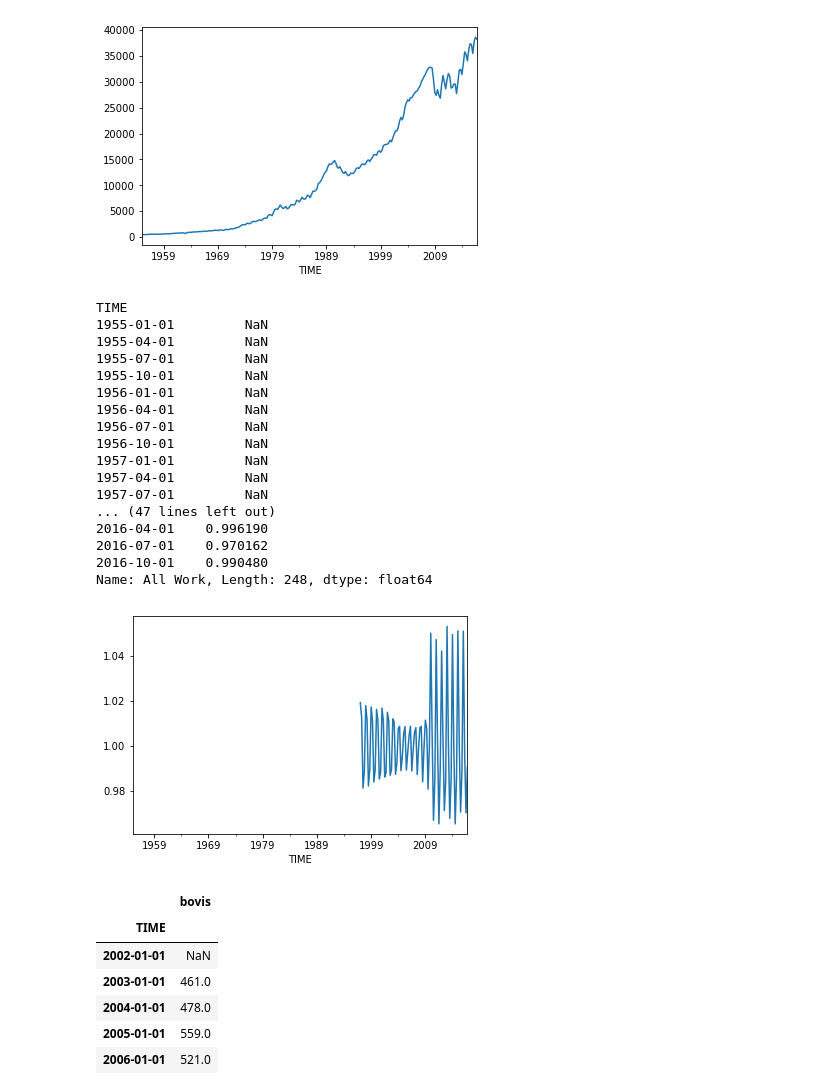
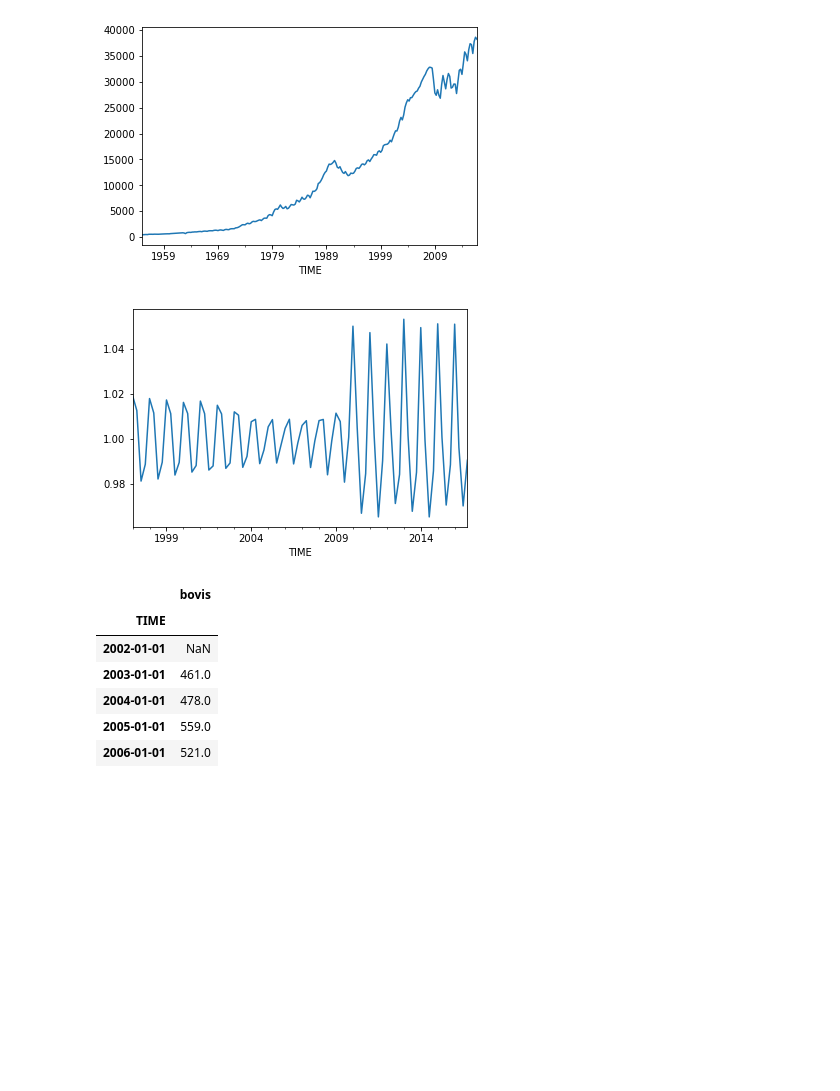
Before and after one commit to sensiblecodeio/royalstatsoctalk, a Jupyter notebook: ConstructionOutputFullWorking.ipynb, the cells around one changed output. Saved outputs shown, nothing was run; the diff lists cells and outputs as text; code cells hidden in the pictures; blank space fills up the shorter version.

```diff
--- a/fill construction table.ipynb
+++ b/ConstructionOutputFullWorking.ipynb
@@ -347,52 +347,35 @@ d = "All Work"
 #kV[d].plot()
 dn = "All New Work"
 #kV[dn].plot()
 #(kV[dn]/kV[d]).plot()
 #k[d].plot()
 #kSA[d].plot()
 #kVSA[d].plot()
 kV.head()
 
 #(kV["Public,New Housing"]/kV["Total Housing"]).plot()
 kV = consvalueNSA.OBS.unstack(level=0).xs("Quarter")
 kVSA = consvalueSA.OBS.unstack(level=0).xs("Quarter")
 #kV["Public,New Housing"].plot()
 #kV["Total Housing"].plot()
 
 #(kV["Public,New Housing"]).plot()
 #(kV["Total Housing"]).plot()
 
 #kV = consvalueNSA.OBS.unstack(level=0).xs("Month")
 #kVSA = consvalueSA.OBS.unstack(level=0).xs("Month")
-(kVSA[d]/kV[d]).drplot()
+(kVSA[d]/kV[d]).dropna().plot()
 
 if False:
     d = "Private,New Housing"
     #kVSA[d].plot()
     #kV[d].plot()
 
     s = kV[d] - kVSA[d]
     s.dropna().plot()
     (kV[d]*0.1).plot()
 # %% [output]
-TIME
-1955-01-01         NaN
-1955-04-01         NaN
-1955-07-01         NaN
-1955-10-01         NaN
-1956-01-01         NaN
-1956-04-01         NaN
-1956-07-01         NaN
-1956-10-01         NaN
-1957-01-01         NaN
-1957-04-01         NaN
-1957-07-01         NaN
-... (47 lines left out)
-2016-04-01    0.996190
-2016-07-01    0.970162
-2016-10-01    0.990480
-Name: All Work, Length: 248, dtype: float64
-[figure, old version]
+[figure, new version]
 # %%
 # Bovis Homes Group turnover per year copied from annual reports to see if it follows the same pattern
 # as the house building surveys
```
Also changed, not shown: parts of 4 cells of this notebook, 5 other files.
